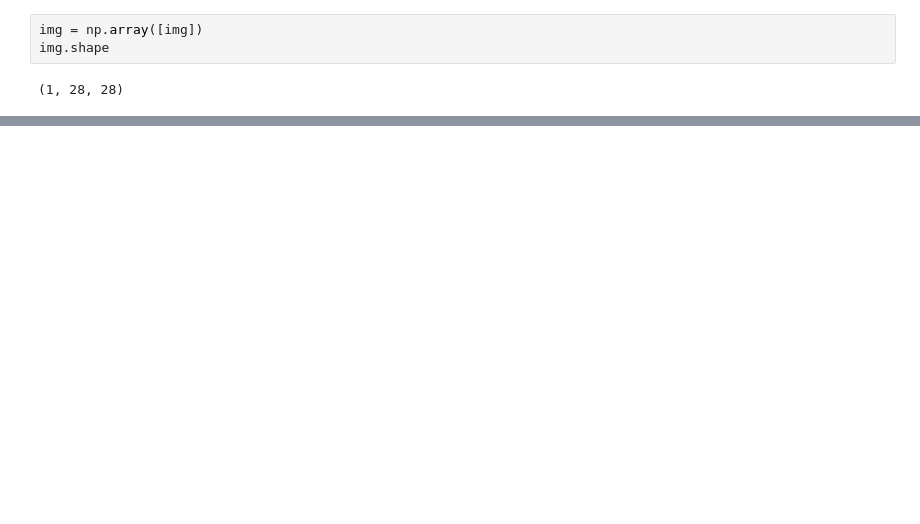
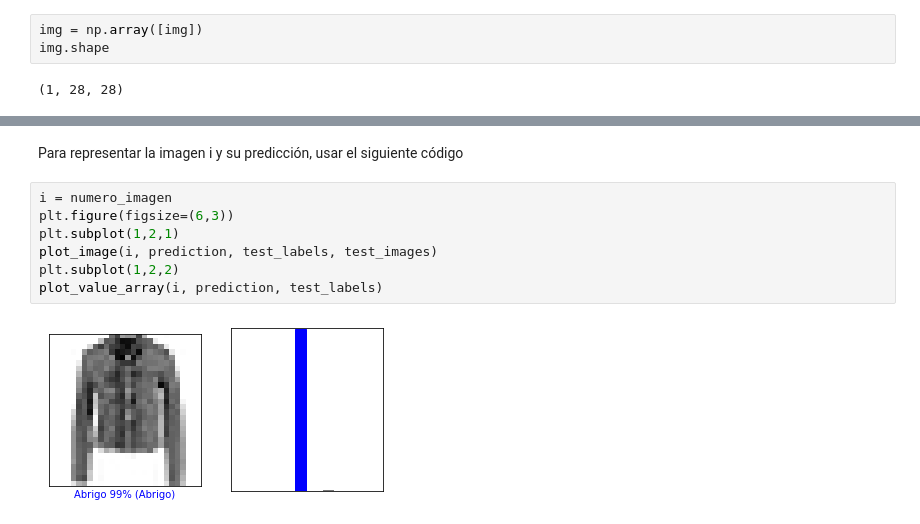
Before and after one commit to DilyIvanova/TallerML, a Jupyter notebook: clasificacion_ropa.ipynb, the cells around one changed output, grey strips where cells are left out. Saved outputs shown, nothing was run; the diff lists cells and outputs as text; blank space fills up the shorter version.

```diff
--- a/clasificacion_ropa.ipynb
+++ b/clasificacion_ropa.ipynb
@@ -386,0 +392,11 @@ _ = plt.xticks(range(10), class_names, rotation=45)
+# %% [markdown]
+Para representar la imagen i y su predicción, usar el siguiente código
+# %%
+i = numero_imagen
+plt.figure(figsize=(6,3))
+plt.subplot(1,2,1)
+plot_image(i, prediction, test_labels, test_images)
+plt.subplot(1,2,2)
+plot_value_array(i, prediction, test_labels)
+# %% [output]
+[figure, added]
```
Also changed, not shown: parts of 26 cells of this notebook.
